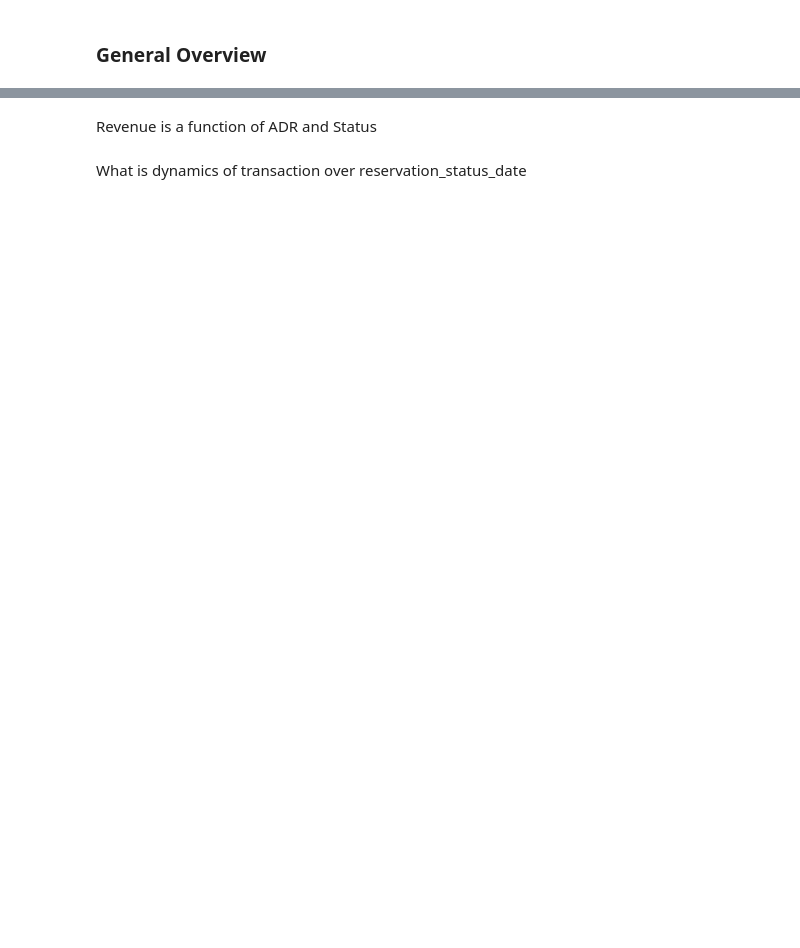
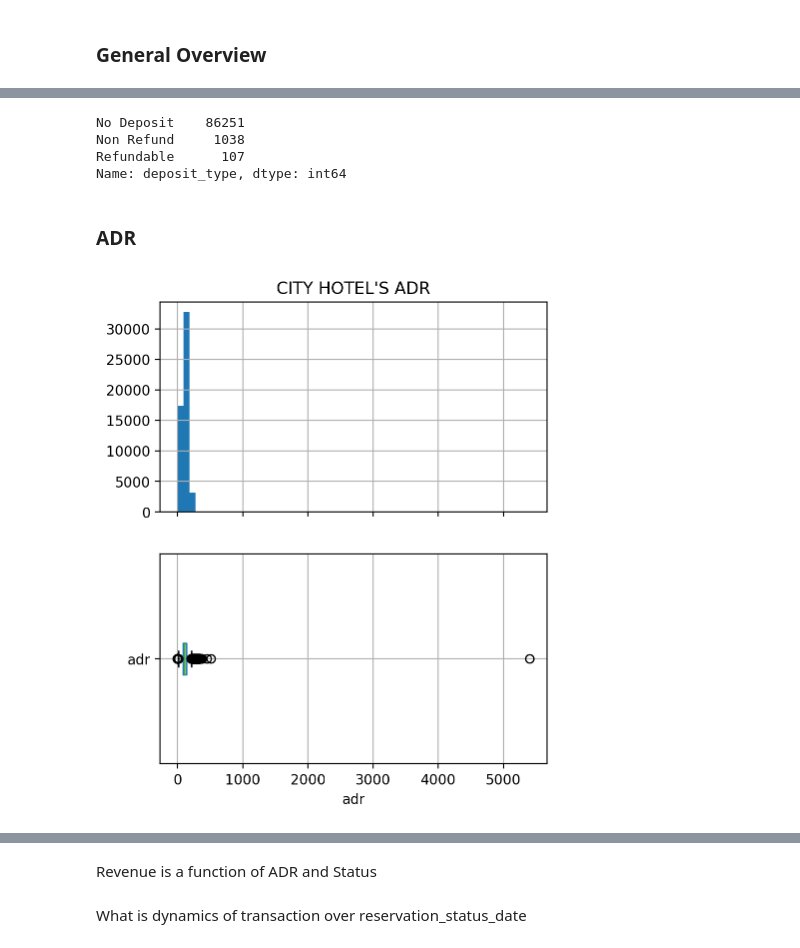
Before and after one commit to dimdasci/rolling-forecast, a Jupyter notebook: notebooks/rolling-forecast.ipynb, the cells around one changed output, grey strips where cells are left out. Saved outputs shown, nothing was run; the diff lists cells and outputs as text; code cells hidden in the pictures; blank space fills up the shorter version.

```diff
--- a/notebooks/rolling-forecast.ipynb
+++ b/notebooks/rolling-forecast.ipynb
@@ -147,3 +180,13 @@ def build_datetime(year: int, month: str, day: int) -> pd.Timestamp:
         str(year) + '-' + month + '-' + str(day),
         format='%Y-%B-%d'
     )
+# %%
+def draw_hist_and_boxplot(data, column, title, vline=None):
+    fig, (ax1, ax2) = plt.subplots(2,1, figsize=(5, 6), sharex=True)
+    data[column].hist(bins=60, ax=ax1)
+    data.boxplot(ax=ax2, column=column, vert=False)
+    ax2.set_xlabel(column)
+    if vline:
+        ax1.axvline(vline, color='red')
+    ax1.title.set_text(title)
+    plt.show()
@@ -232,0 +383,15 @@ data.select_dtypes(include='number').describe()
+# %%
+df.deposit_type.value_counts()
+# %% [output]
+No Deposit    86251
+Non Refund     1038
+Refundable      107
+Name: deposit_type, dtype: int64
+# %% [markdown]
+### ADR
+# %%
+draw_hist_and_boxplot(data=df[df.hotel == 'City Hotel'],
+                      column='adr',
+                      title='City Hotel\'s ADR'.upper())
+# %% [output]
+[figure, added]
```
Also changed, not shown: parts of 76 cells of this notebook.
